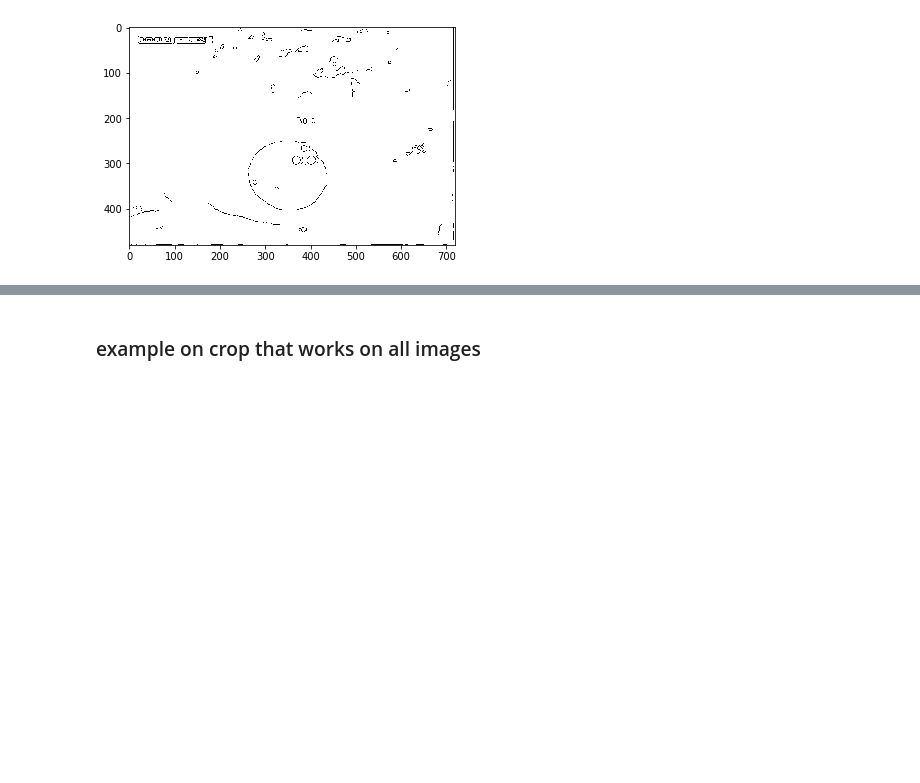
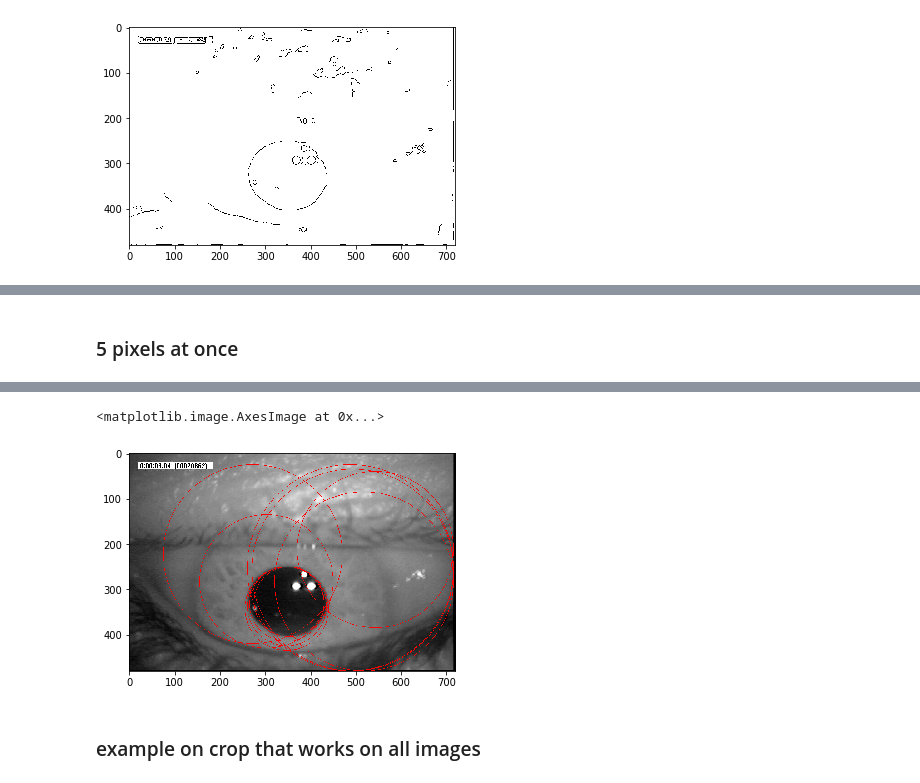
Before and after one commit to AbdBarho/CV19-20, a Jupyter notebook: 04_HoughTransfrom.ipynb, the cells around one changed output, grey strips where cells are left out. Cells and saved outputs as stored; diff of their text form; code cells hidden in the pictures; blank space fills up the shorter version.

```diff
--- a/04_HoughTransfrom.ipynb
+++ b/04_HoughTransfrom.ipynb
@@ -78,0 +93,6 @@ NameError: name 'res_whole' is not defined
+# %% [markdown]
+### 5 pixels at once
+# %%
+pixel_5 = voting(edges_whole, 5, 5, 5)
+plt.imshow(draw_circles(pixel_5, img_gray))
+# %% [output]
@@ -79,3 +100,5 @@ NameError: name 'res_whole' is not defined
+<matplotlib.image.AxesImage at 0x...>
+[figure, added]
 # %% [markdown]
 ### example on crop that works on all images
 # %%
```
Also changed, not shown: parts of 20 cells of this notebook.
